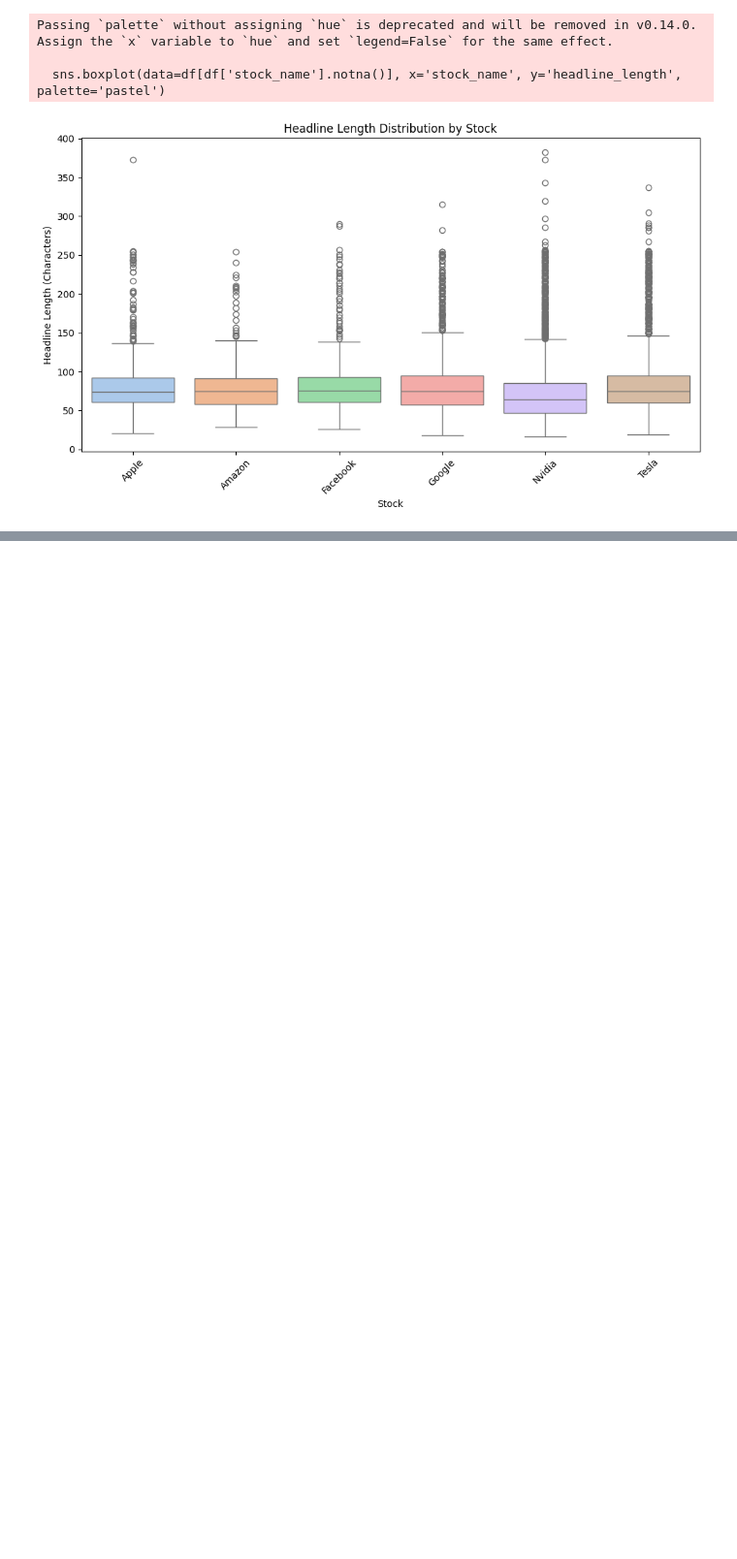
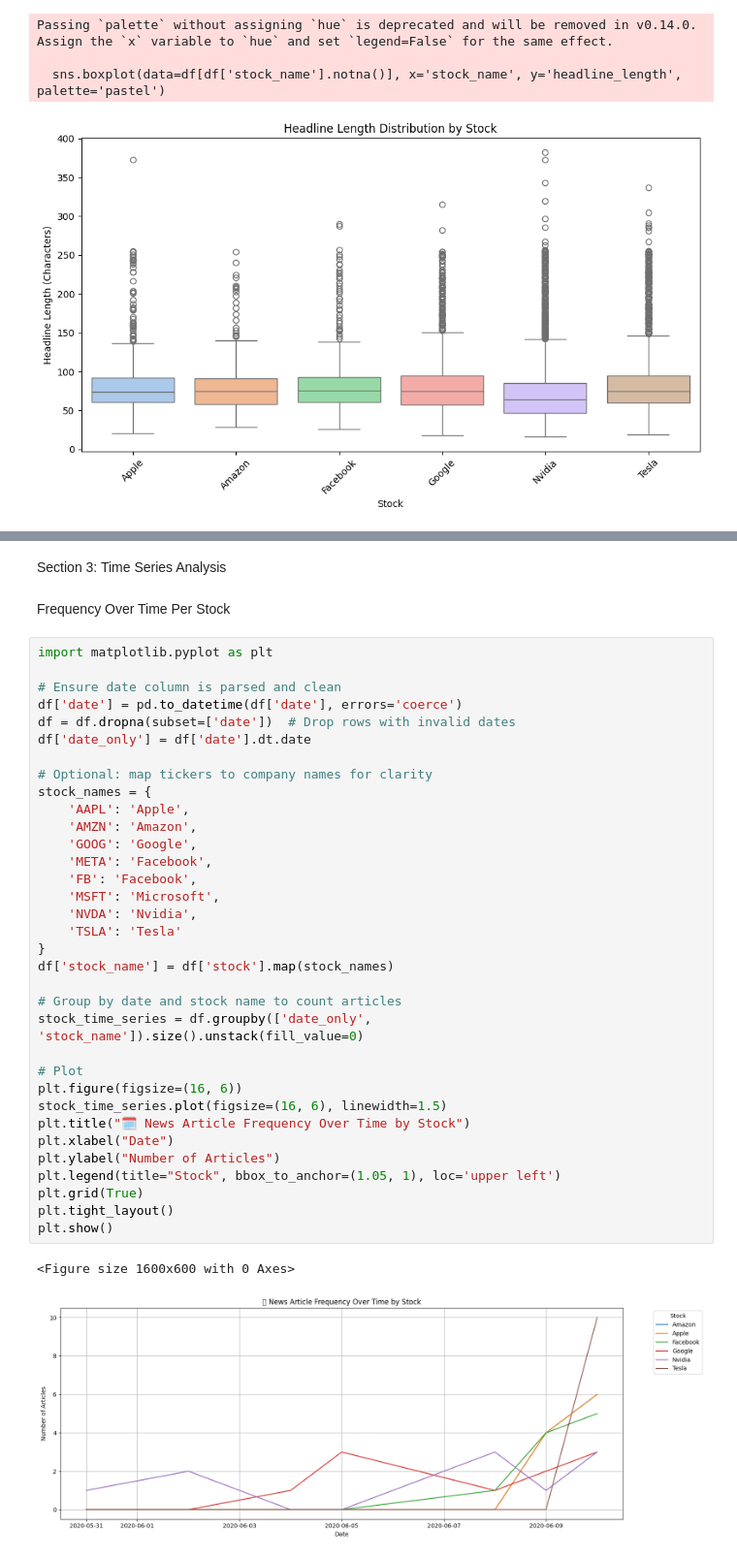
Before and after one commit to Mukitar-Seid/-Predicting-Price-Moves-with-News-Sentiment, a Jupyter notebook: notebooks/eda_analysis.ipynb, the cells around one changed output, grey strips where cells are left out. Shown at 97% size. Drawn from its saved outputs; the diff is of its cells as text; blank space fills up the shorter version.

```diff
--- a/notebooks/eda_analysis.ipynb
+++ b/notebooks/eda_analysis.ipynb
@@ -91,0 +158,41 @@ Passing `palette` without assigning `hue` is deprecated and will be removed in v
+# %% [markdown]
+ Section 3: Time Series Analysis
+# %% [markdown]
+Frequency Over Time Per Stock
+# %%
+import matplotlib.pyplot as plt
+
+# Ensure date column is parsed and clean
+df['date'] = pd.to_datetime(df['date'], errors='coerce')
+df = df.dropna(subset=['date'])  # Drop rows with invalid dates
+df['date_only'] = df['date'].dt.date
+
+# Optional: map tickers to company names for clarity
+stock_names = {
+    'AAPL': 'Apple',
+    'AMZN': 'Amazon',
+    'GOOG': 'Google',
+    'META': 'Facebook',
+    'FB': 'Facebook',
+    'MSFT': 'Microsoft',
+    'NVDA': 'Nvidia',
+    'TSLA': 'Tesla'
+}
+df['stock_name'] = df['stock'].map(stock_names)
+
+# Group by date and stock name to count articles
+stock_time_series = df.groupby(['date_only', 'stock_name']).size().unstack(fill_value=0)
+
+# Plot
+plt.figure(figsize=(16, 6))
+stock_time_series.plot(figsize=(16, 6), linewidth=1.5)
+plt.title("🗓️ News Article Frequency Over Time by Stock")
+plt.xlabel("Date")
+plt.ylabel("Number of Articles")
+plt.legend(title="Stock", bbox_to_anchor=(1.05, 1), loc='upper left')
+plt.grid(True)
+plt.tight_layout()
+plt.show()
+# %% [output]
+<Figure size 1600x600 with 0 Axes>
+[figure, added]
```
Also changed, not shown: parts of 18 cells of this notebook.
